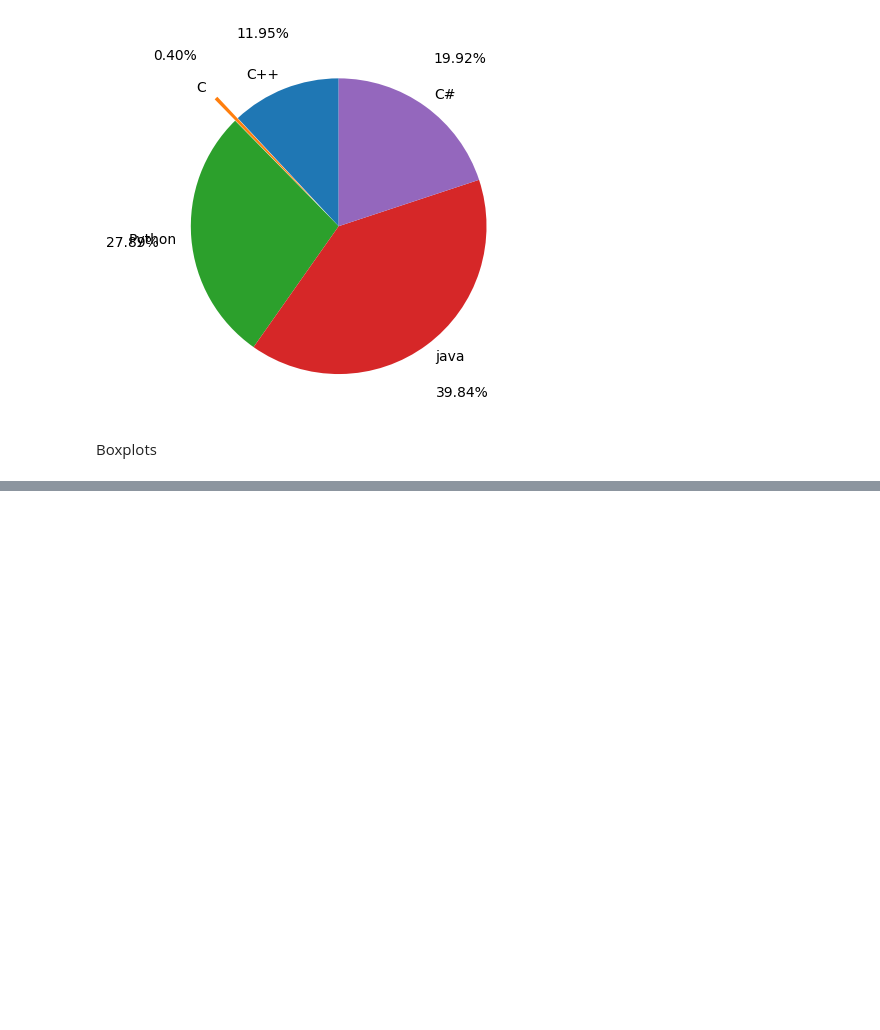
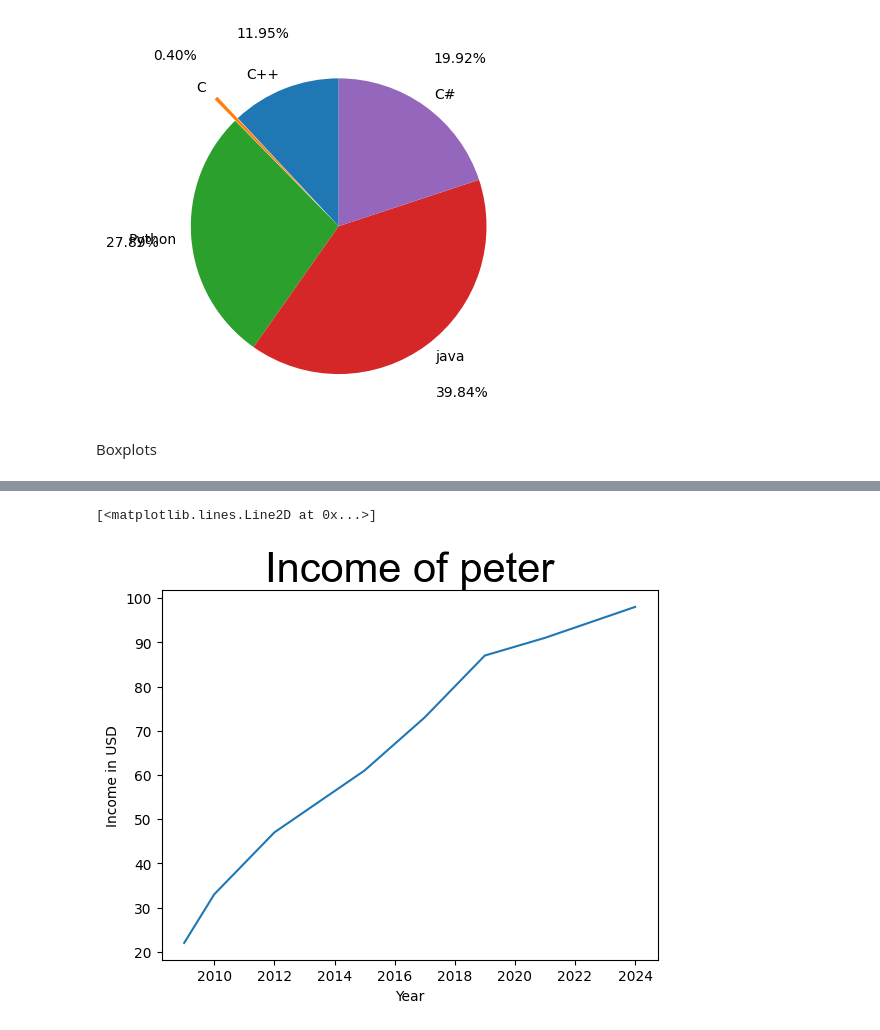
Before and after one commit to aarinz/data-science-practice, a Jupyter notebook: Matplotlib/matplotlib.ipynb, the cells around one changed output, grey strips where cells are left out. Drawn from its saved outputs; the diff is of its cells as text; code cells hidden in the pictures; blank space fills up the shorter version.

Commit message:
plot customization

```diff
--- a/Matplotlib/matplotlib.ipynb
+++ b/Matplotlib/matplotlib.ipynb
@@ -177,0 +178,3 @@ plt.boxplot(heights)
+# %%
+years = [2009, 2010, 2012, 2015, 2017, 2019, 2021, 2024]
+income = [22, 33, 47, 61, 73, 87, 91, 98]
@@ -177,0 +183,8 @@ plt.boxplot(heights)
+# %%
+plt.title("Income of peter", fontsize=30, fontname="Arial")
+plt.xlabel("Year")
+plt.ylabel("Income in USD")
+plt.plot(years, income)
+# %% [output]
+[<matplotlib.lines.Line2D at 0x...>]
+[figure, added]
```
Also changed, not shown: parts of 20 cells of this notebook.
